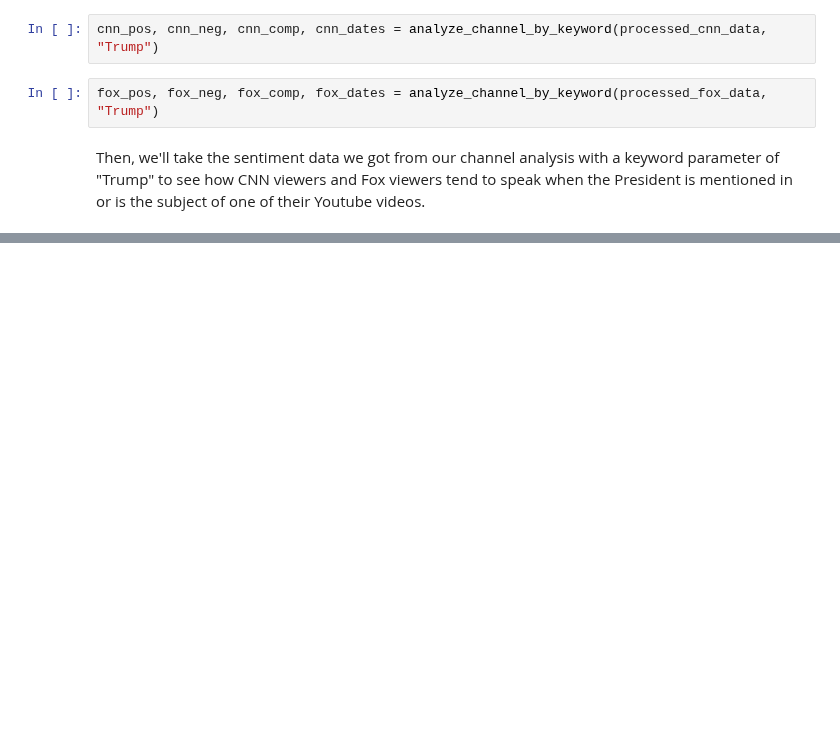
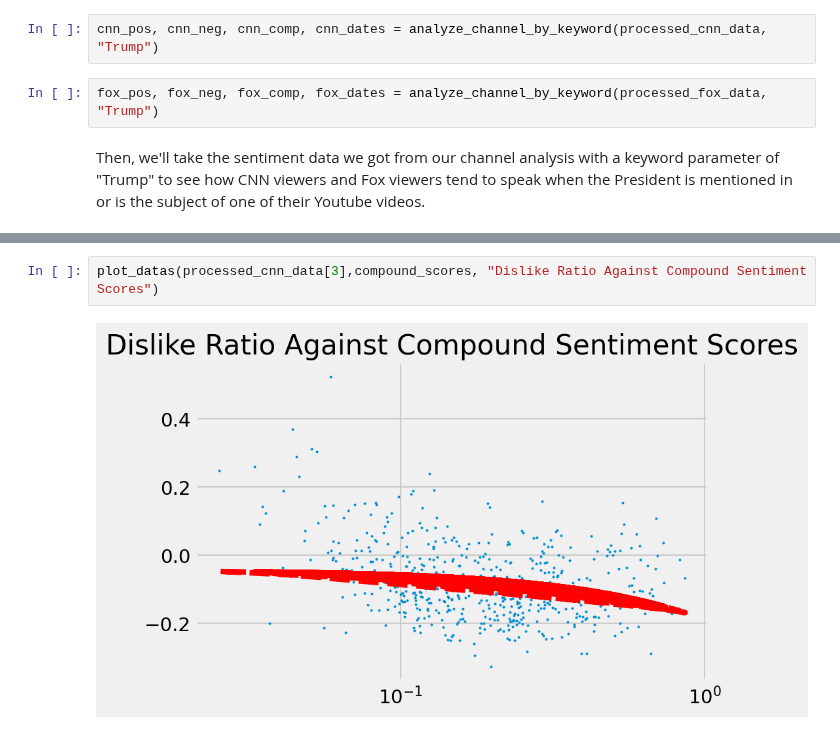
Before and after one commit to JaredRPrior/Youtube-Data-API, a Jupyter notebook: youtube-data-api(most recent).ipynb, the cells around one changed output, grey strips where cells are left out. Cells and saved outputs as stored; diff of their text form; blank space fills up the shorter version.

```diff
--- a/youtube-data-api(most recent).ipynb
+++ b/youtube-data-api(most recent).ipynb
@@ -514,0 +485,4 @@ plot_data(fox_neg,fox_dates,"Fox Viewer Sentiments (Trump, negative score)")
+# %%
+plot_datas(processed_cnn_data[3],compound_scores, "Dislike Ratio Against Compound Sentiment Scores")
+# %% [output]
+[figure, added]
```
Also changed, not shown: parts of 15 cells of this notebook.
